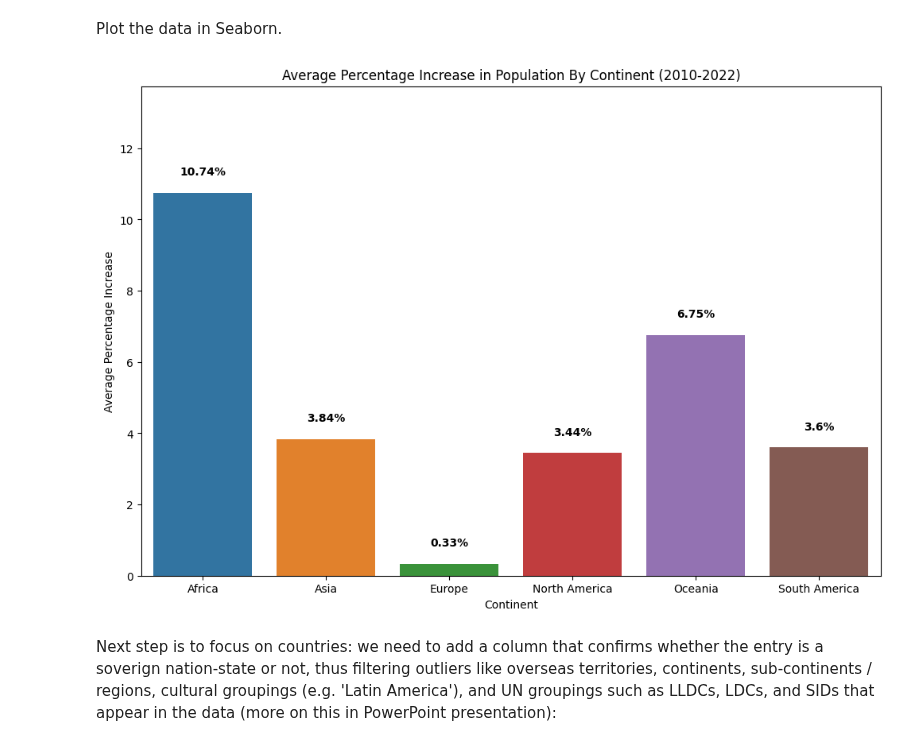
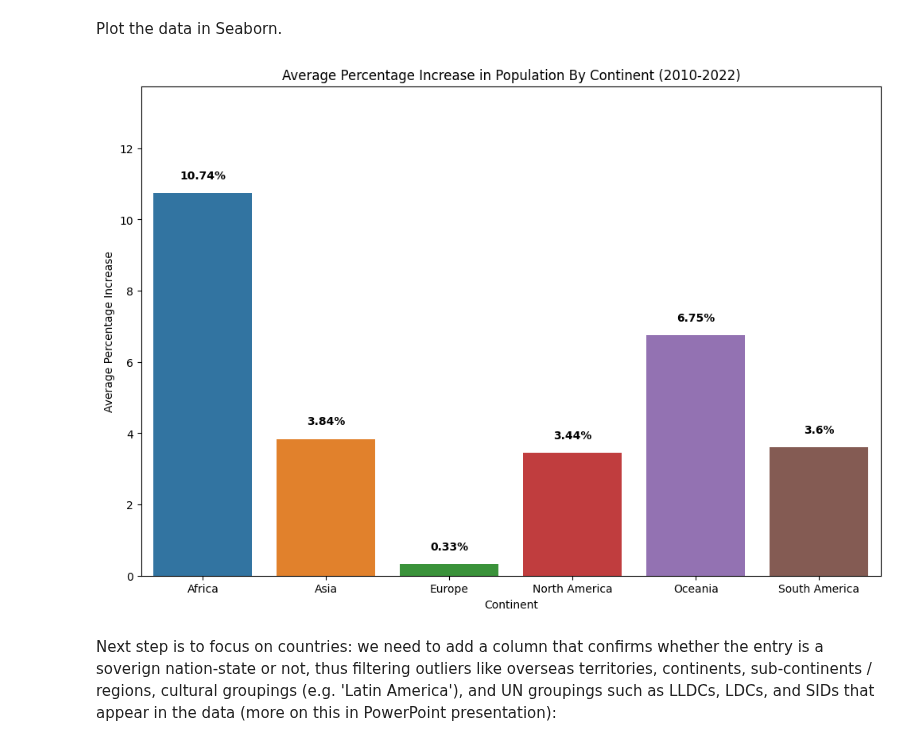
Before and after one commit to DominicSimpson/UN-Population-Dataset-Project, a Jupyter notebook: notebooks/unpopulationstatistics.ipynb, the cells around one changed output. Saved outputs shown, nothing was run; the diff lists cells and outputs as text; code cells hidden in the pictures.

```diff
--- a/notebooks/unpopulationstatistics.ipynb
+++ b/notebooks/unpopulationstatistics.ipynb
@@ -616,47 +616,62 @@ The percentage increase in the population of South America for the years 2010, 2
 # %% [markdown]
 Plot the data in Seaborn.
 # %%
-# Array of continents
+# List of continents
 continents = ['Africa', 'Asia', 'Europe', 'North America', 'Oceania', 'South America']
-#Array of continent population increase percentages from 2010-2022
+#List of continent population increase percentages from 2010-2022
 percentages = [africa_population_percentage_increase, asia_population_percentage_increase,
                 europe_population_percentage_increase, northamerica_population_percentage_increase,
                 oceania_population_percentage_increase, southamerica_population_percentage_increase]
 
+#Pandas DataFrame is created with 'Continent' and 'Percentage Increase' columns,
+#populated with data from the 'continents' and 'percentage' lists above
 population_data = pd.DataFrame({'Continent': continents, 'Percentage Increase': percentages})
 
 #Utilization of default Matplotlib colour pallettes from previous plot, as covered previously,
-#so continents remain exact same colour
-
+#so that continents retain exact same colour
 colour_palette = {
     'Africa': '#1f77b4', #Blue
     'Asia': '#ff7f0e', #Orange
     'Europe': '#2ca02c', #Green
     'North America': '#d62728', #Red
     'Oceania': '#9467bd', #Purple
     'South America': '#8c564b' #Brown
 }
 
+#Creates a list that contains the mapped colour for each continent
 colours = [colour_palette[continent] for continent in continents]
 
+#Plot the data
 plt.figure(figsize = (12, 8))
+#Seaborn's barplot function
+#Hue parameter set to 'Continent', so that each bar will be coloured according to the 'colour_palette' dictionary
+#Legend set to false so that one is not included
 bar_plot = sns.barplot(x = 'Continent', y = 'Percentage Increase', hue = 'Continent',
-                       data = population_data, palette = colour_palette, dodge = False, legend = False)
+                       data = population_data, palette = colour_palette, legend = False)
 
-#Adjusting x-axis limits
+#Adjusting y-axis limits
+#Finds maximum percentage increase from 'percentages' list, then sets y-axis limit from 0 to
+#whatever max_percentage is set at
 max_percentage = max(percentages)
 plt.ylim(0, max_percentage + 3) #Adds more space to fit the percentage displayed for Africa inside the plot area
 
 bar_plot.set_xlabel('Continent')
 bar_plot.set_ylabel('Average Percentage Increase')
 bar_plot.set_title('Average Percentage Increase in Population By Continent (2010-2022)')
 
+#Iterates over each continent and its corresponding percentage increase from 'population_data' DataFrame
+#Zip function pairs each together
+#bar_plot.text adds text to plot
+#tolist() converts 'Continent' column into list
+#index(continent) finds index of current continent in list
+#percentage + 0.4 orientates percentage for each continent above column
+#ha = 'center' aligns text on x-axis
 for continent, percentage in zip(population_data['Continent'], population_data['Percentage Increase']):
-    bar_plot.text(population_data['Continent'].tolist().index(continent), percentage + 0.5, f"{percentage}%",
-           ha='center', fontweight='bold')
+    bar_plot.text(population_data['Continent'].tolist().index(continent), percentage + 0.4, f"{percentage}%",
+           ha = 'center', fontweight = 'bold')
 plt.show()
 # %% [output]
-[figure, old version]
+[figure, new version]
 # %% [markdown]
 Next step is to focus on countries:
 we need to add a column that confirms whether the entry is a soverign nation-state or not, thus filtering outliers like
```
Also changed, not shown: parts of 5 cells of this notebook.
